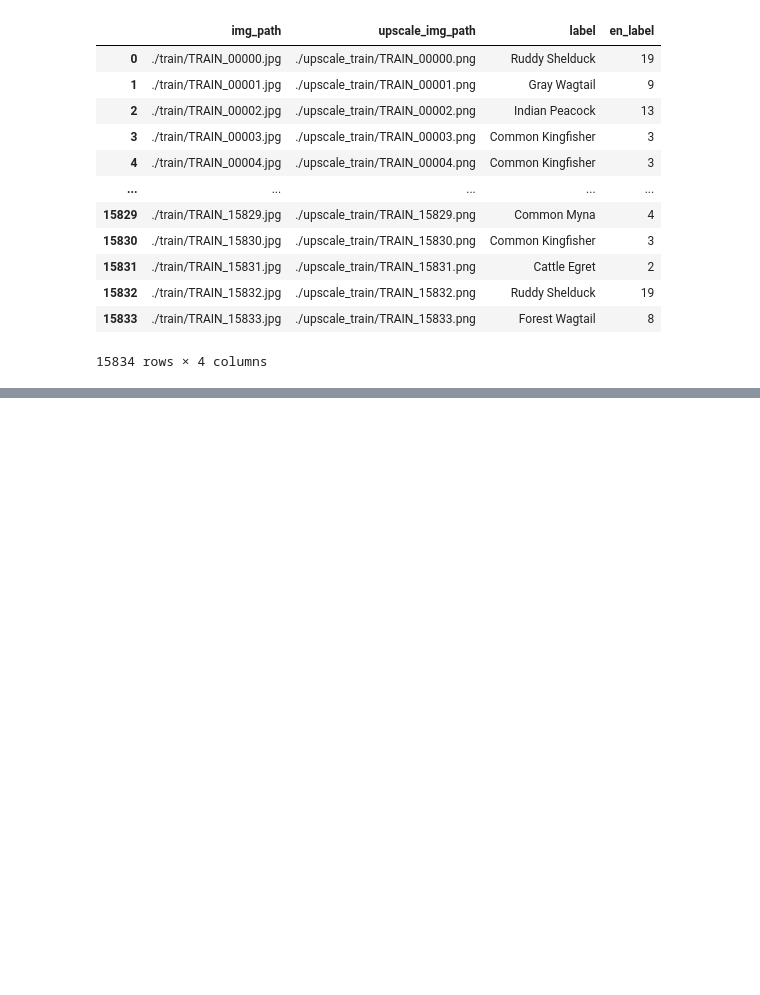
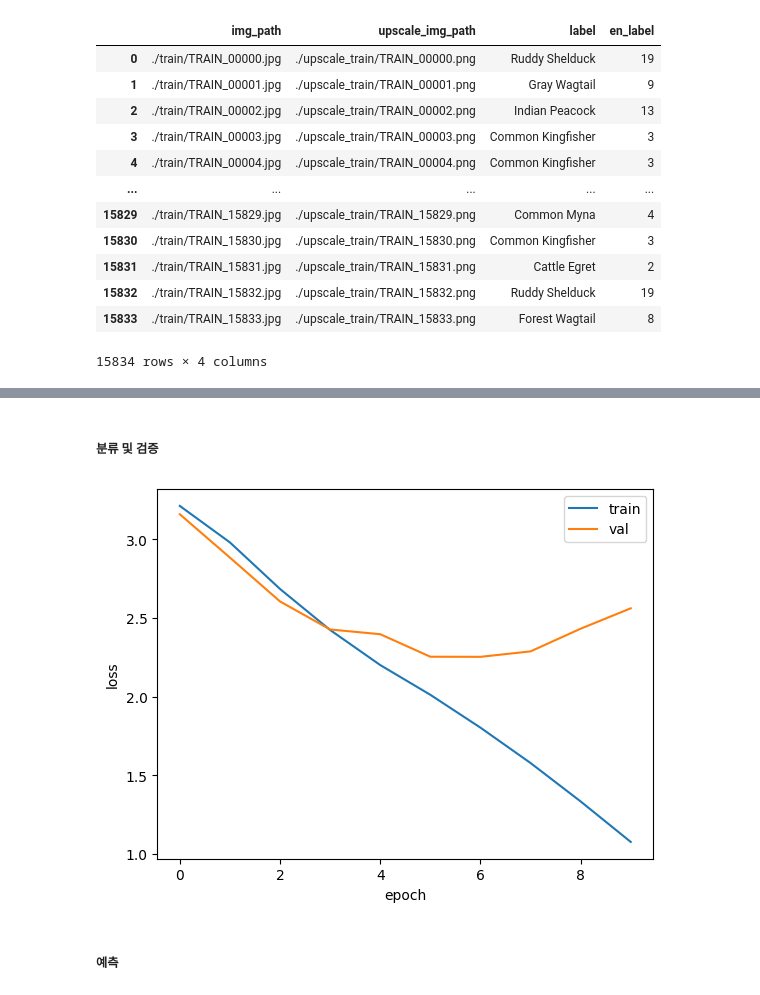
Before and after one commit to ehdwn0730/bird_image, a Jupyter notebook: bird_image.ipynb, the cells around one changed output, grey strips where cells are left out. Cells and saved outputs as stored; diff of their text form; code cells hidden in the pictures; blank space fills up the shorter version.

```diff
--- a/bird_image.ipynb
+++ b/bird_image.ipynb
@@ -94,0 +196,19 @@ le_train
+# %%
+def create_lenet5(input_shape):
+    model = models.Sequential()
+    model.add(layers.Conv2D(32, (5, 5), activation='relu', input_shape=input_shape, padding='same'))
+    model.add(layers.AveragePooling2D(pool_size=(2,2)))
+    model.add(layers.Conv2D(64, (5, 5), activation='relu', padding='same'))
+    model.add(layers.AveragePooling2D(pool_size=(2,2)))
+    model.add(layers.Conv2D(128, (5, 5), activation='relu', padding='same'))
+    model.add(layers.Flatten())
+    model.add(layers.Dense(256, activation='relu'))
+    model.add(layers.Dense(25, activation='softmax'))
+    # 마지막 출력 레이어는 라벨인코딩 수에 맞게 노드를 가져가야함
+    return model
+
+
+input_shape = (32, 32, 3)
+model_1 = create_lenet5(input_shape)
+
+model_1.summary()
@@ -94,0 +239,11 @@ le_train
+# %%
+model_1.compile(optimizer='adam',
+                loss = 'sparse_categorical_crossentropy', # categorical_crossentropy --> x
+                metrics = ['accuracy'])
+
+
+early_stopping = EarlyStopping(monitor='val_loss', patience=3, restore_best_weights=True)
+
+history_1 = model_1.fit(x_train, x_train_label, epochs=10,
+                        batch_size=32, validation_data=(x_val, x_val_label),
+                        callbacks=[early_stopping])
@@ -94,0 +271,13 @@ le_train
+# %% [markdown]
+##### 분류 및 검증
+# %%
+plt.plot(history_1.history['loss'])
+plt.plot(history_1.history['val_loss'])
+plt.xlabel('epoch')
+plt.ylabel('loss')
+plt.legend(['train', 'val'])
+plt.show()
+# %% [output]
+[figure, added]
+# %% [markdown]
+##### 예측
```
Also changed, not shown: parts of 33 cells of this notebook.
